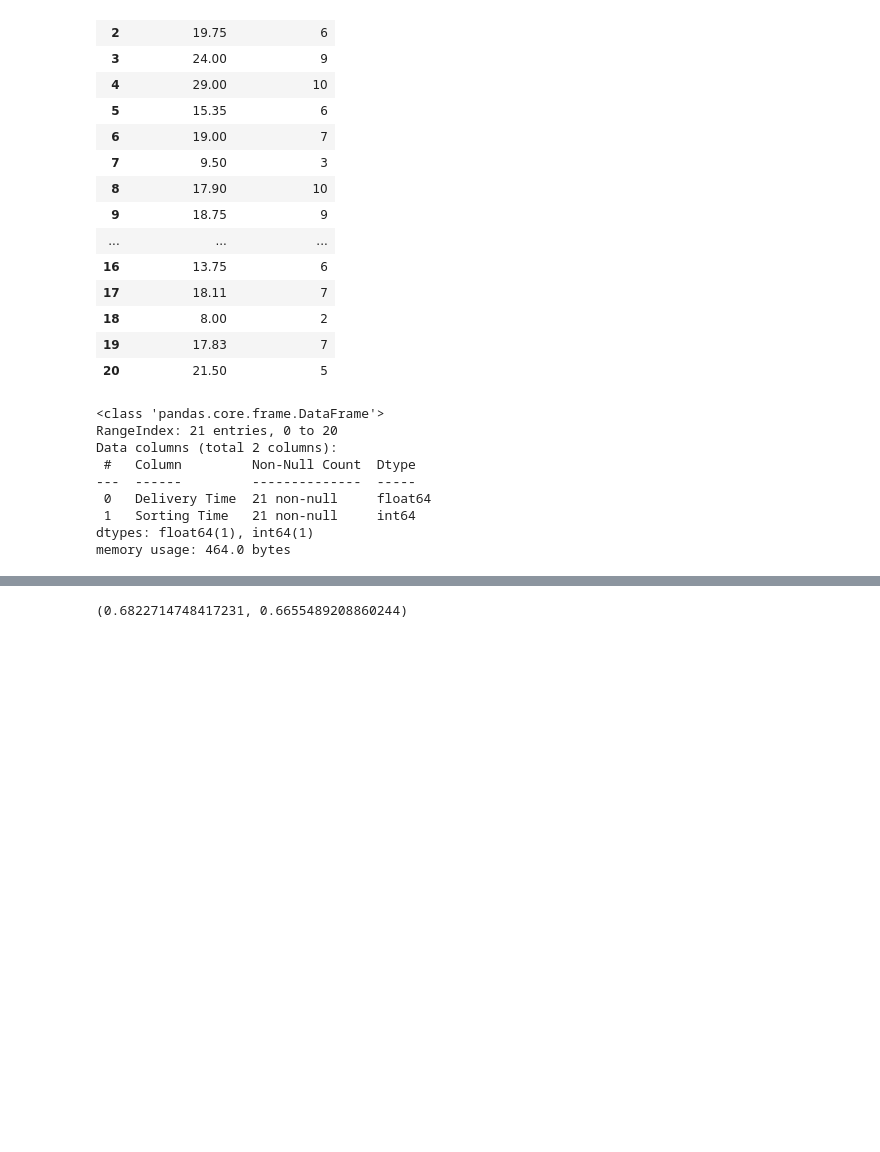
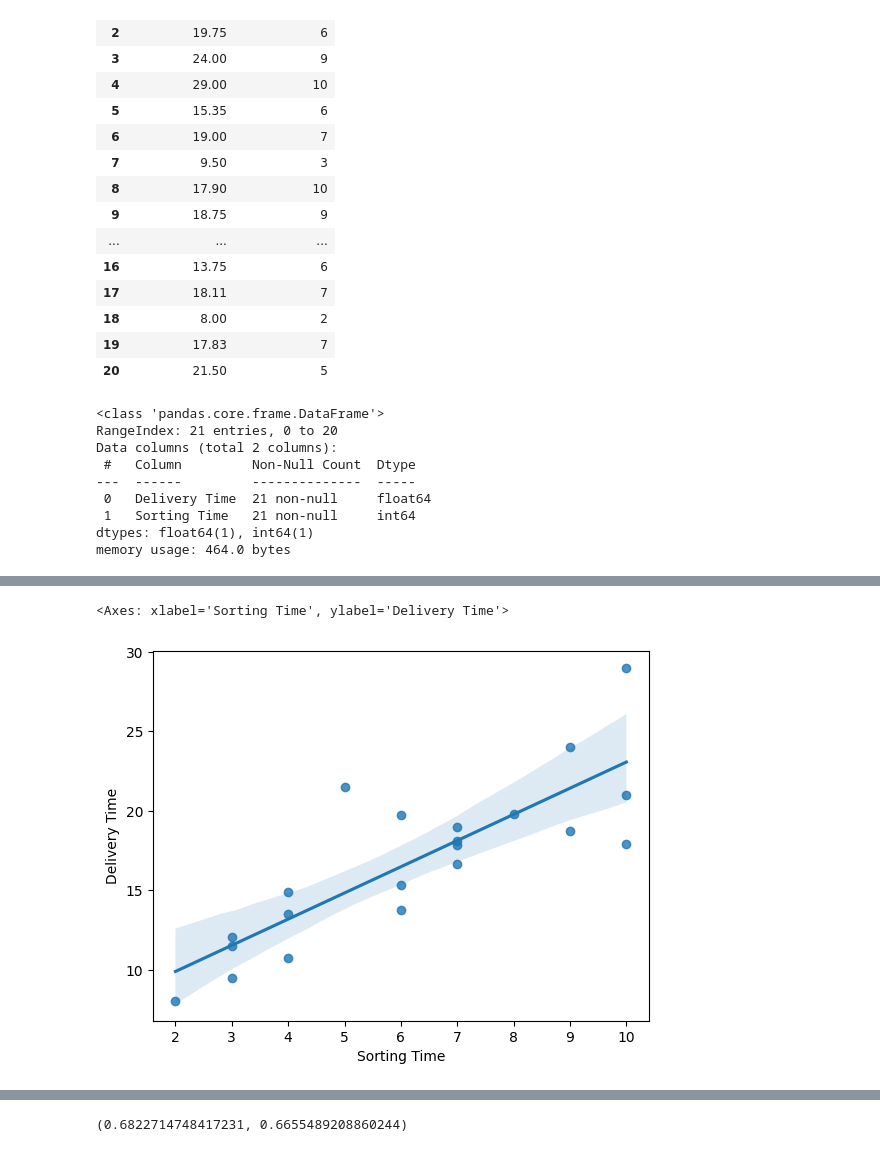
Before and after one commit to YashshwiniThakkar/YashshwiniThakkar, a Jupyter notebook: 4,5,6_Regression_Assignment.ipynb, the cells around one changed output, grey strips where cells are left out. Saved outputs shown, nothing was run; the diff lists cells and outputs as text; code cells hidden in the pictures; blank space fills up the shorter version.

```diff
--- a/4,5,6_Regression_Assignment.ipynb
+++ b/4,5,6_Regression_Assignment.ipynb
@@ -54,0 +94,5 @@ sns.distplot(dataset['Sorting Time'])
+# %%
+sns.regplot(x=df['Sorting Time'],y=df['Delivery Time'])
+# %% [output]
+<Axes: xlabel='Sorting Time', ylabel='Delivery Time'>
+[figure, added]
```
Also changed, not shown: parts of 66 cells of this notebook.
